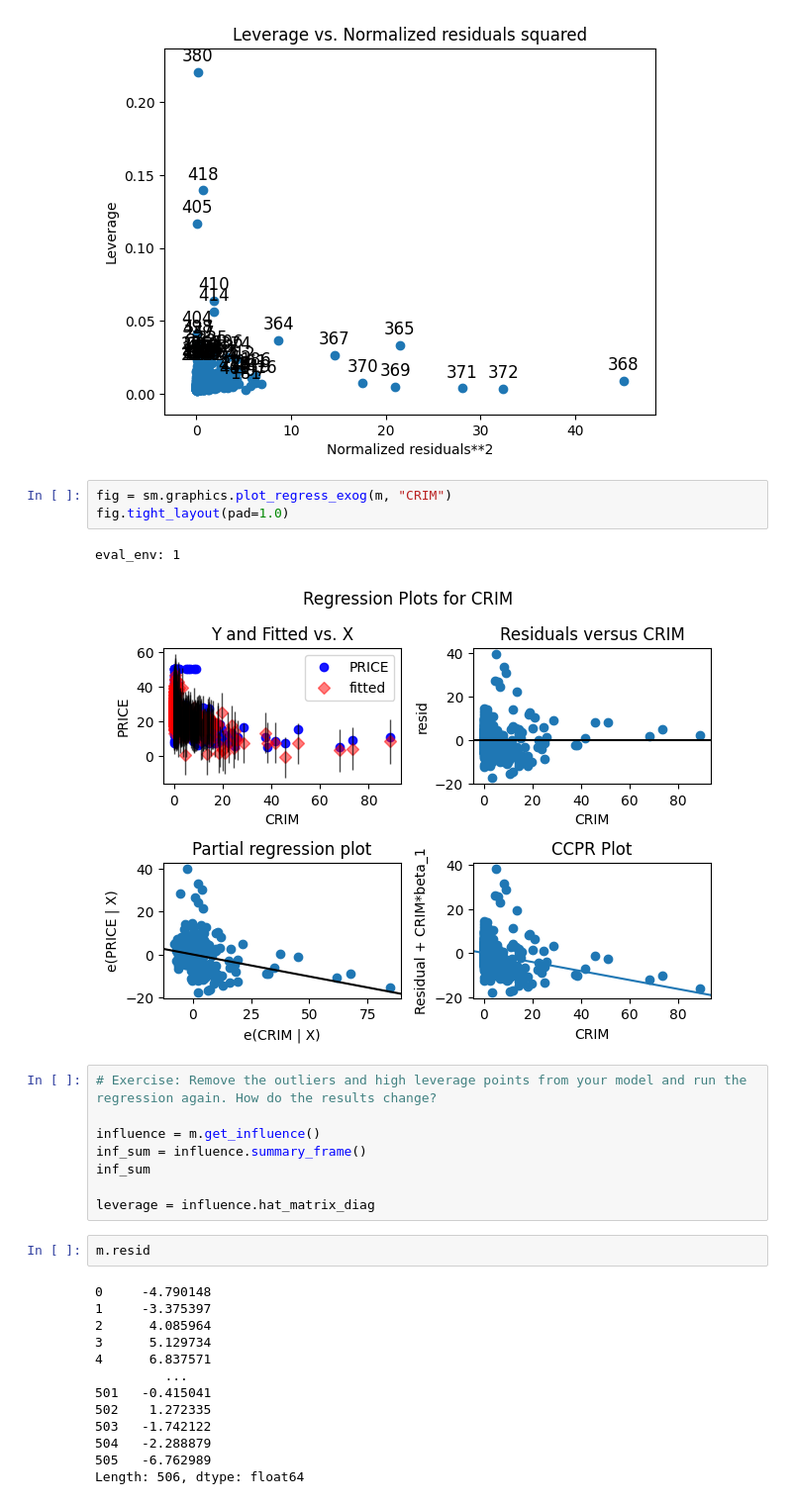
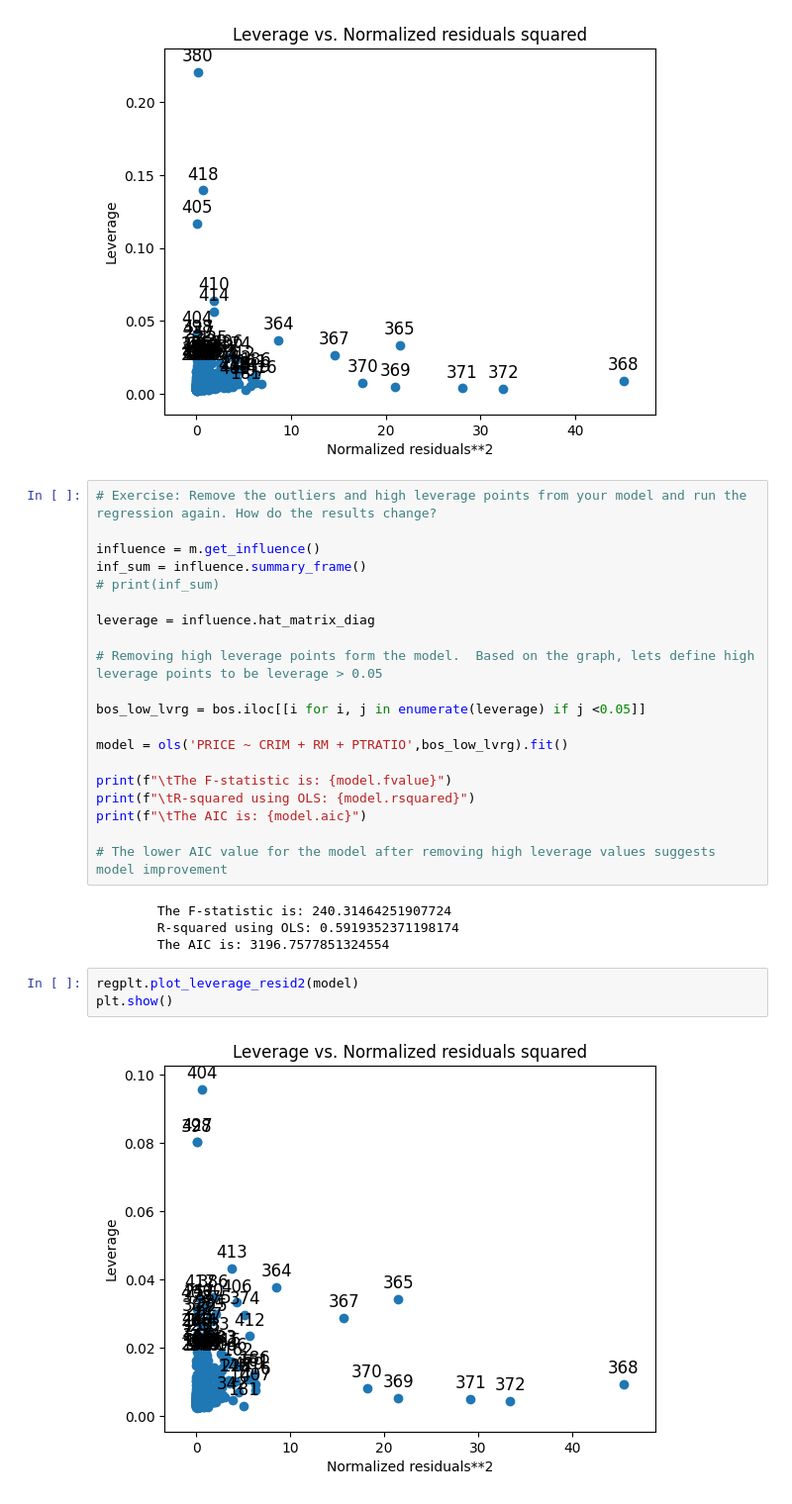
Before and after one commit to axa99/mec-mini-projects, a Jupyter notebook: mec-11.4.1-linear-regression-mini-project/Mini_Project_Linear_Regression.ipynb, the cells around one changed output. Shown at 99% size. Cells and saved outputs as stored; diff of their text form.

Commit message:
completed Mini_Project_Linear_Regression

```diff
--- a/mec-11.4.1-linear-regression-mini-project/Mini_Project_Linear_Regression.ipynb
+++ b/mec-11.4.1-linear-regression-mini-project/Mini_Project_Linear_Regression.ipynb
@@ -951,32 +966,32 @@ regplt.plot_leverage_resid2(m)
 plt.show()
 # %% [output]
 [figure]
-# %%
-fig = sm.graphics.plot_regress_exog(m, "CRIM")
-fig.tight_layout(pad=1.0)
-# %% [output]
-eval_env: 1
-[figure, removed]
-# %%
-# Exercise: Remove the outliers and high leverage points from your model and run the regression again. How do the results change?
-
-influence = m.get_influence()
-inf_sum = influence.summary_frame()
-inf_sum
-
-leverage = influence.hat_matrix_diag
-# %%
-m.resid
-# %% [output]
-0     -4.790148
-1     -3.375397
-2      4.085964
-3      5.129734
-4      6.837571
-         ...
-501   -0.415041
-502    1.272335
-503   -1.742122
-504   -2.288879
-505   -6.762989
-Length: 506, dtype: float64
+# %%
+# Exercise: Remove the outliers and high leverage points from your model and run the regression again. How do the results change?
+
+influence = m.get_influence()
+inf_sum = influence.summary_frame()
+# print(inf_sum)
+
+leverage = influence.hat_matrix_diag
+
+# Removing high leverage points form the model.  Based on the graph, lets define high leverage points to be leverage > 0.05
+
+bos_low_lvrg = bos.iloc[[i for i, j in enumerate(leverage) if j <0.05]]
+
+model = ols('PRICE ~ CRIM + RM + PTRATIO',bos_low_lvrg).fit()
+
+print(f"\tThe F-statistic is: {model.fvalue}")
+print(f"\tR-squared using OLS: {model.rsquared}")
+print(f"\tThe AIC is: {model.aic}")
+
+# The lower AIC value for the model after removing high leverage values suggests model improvement
+# %% [output]
+        The F-statistic is: 240.31464251907724
+        R-squared using OLS: 0.5919352371198174
+        The AIC is: 3196.7577851324554
+# %%
+regplt.plot_leverage_resid2(model)
+plt.show()
+# %% [output]
+[figure, added]
```
Also changed, not shown: parts of 6 cells of this notebook.
